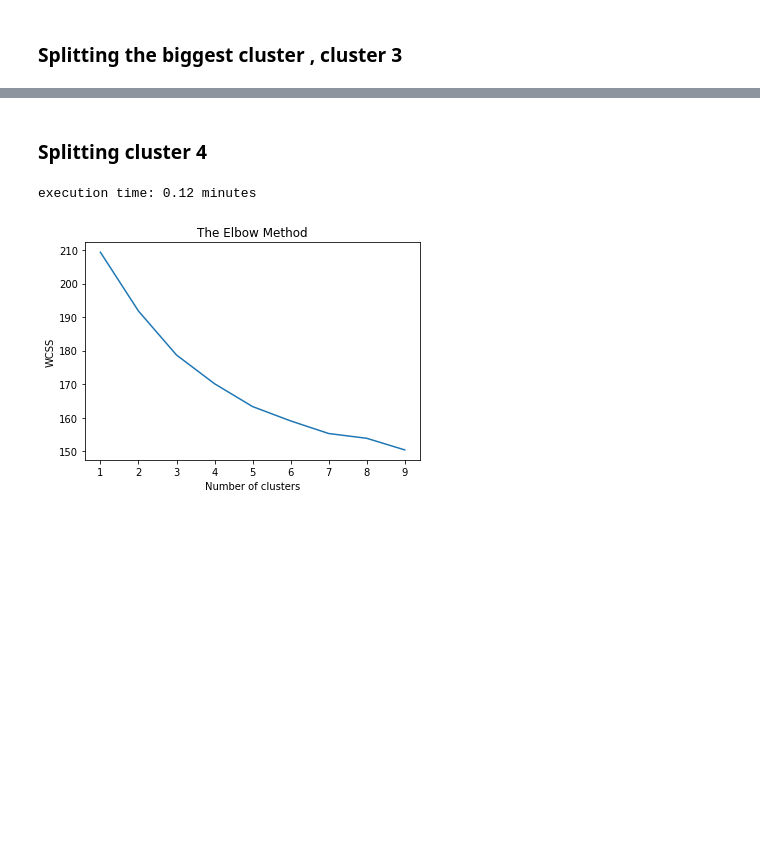
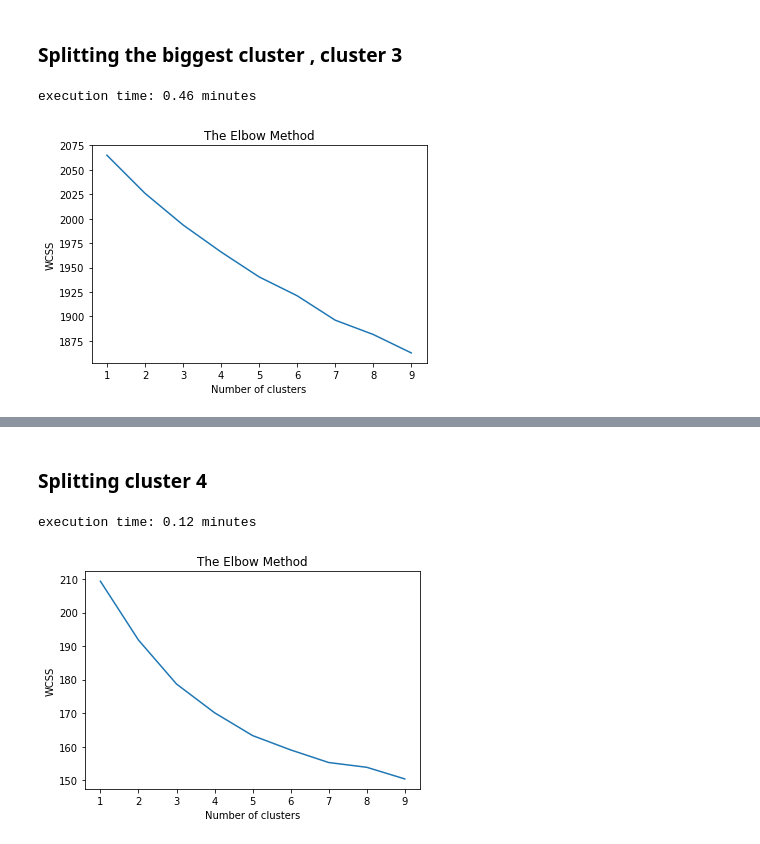
Before and after one commit to DistrictDataLabs/company-clustering, a Jupyter notebook: Company Clustering.ipynb, the cells around one changed output, grey strips where cells are left out. Drawn from its saved outputs; the diff is of its cells as text; code cells hidden in the pictures; blank space fills up the shorter version.

```diff
--- a/Company Clustering.ipynb
+++ b/Company Clustering.ipynb
@@ -542,6 +532,11 @@ removed_topics = {}
 removed_topics.update({'1':[unstem(word) for word in X_freq_terms]})
 # %% [markdown]
 ### Splitting the biggest cluster , cluster 3
+# %%
+find_number_clusters(cluster3_tfidif.todense())
+# %% [output]
+execution time: 0.46 minutes
+[figure, added]
 # %%
 # trying to find subclusters for any cluster
 Subcluster3_df=merged_df[merged_df['Clusters']==3]
```
Also changed, not shown: parts of 17 cells of this notebook.
